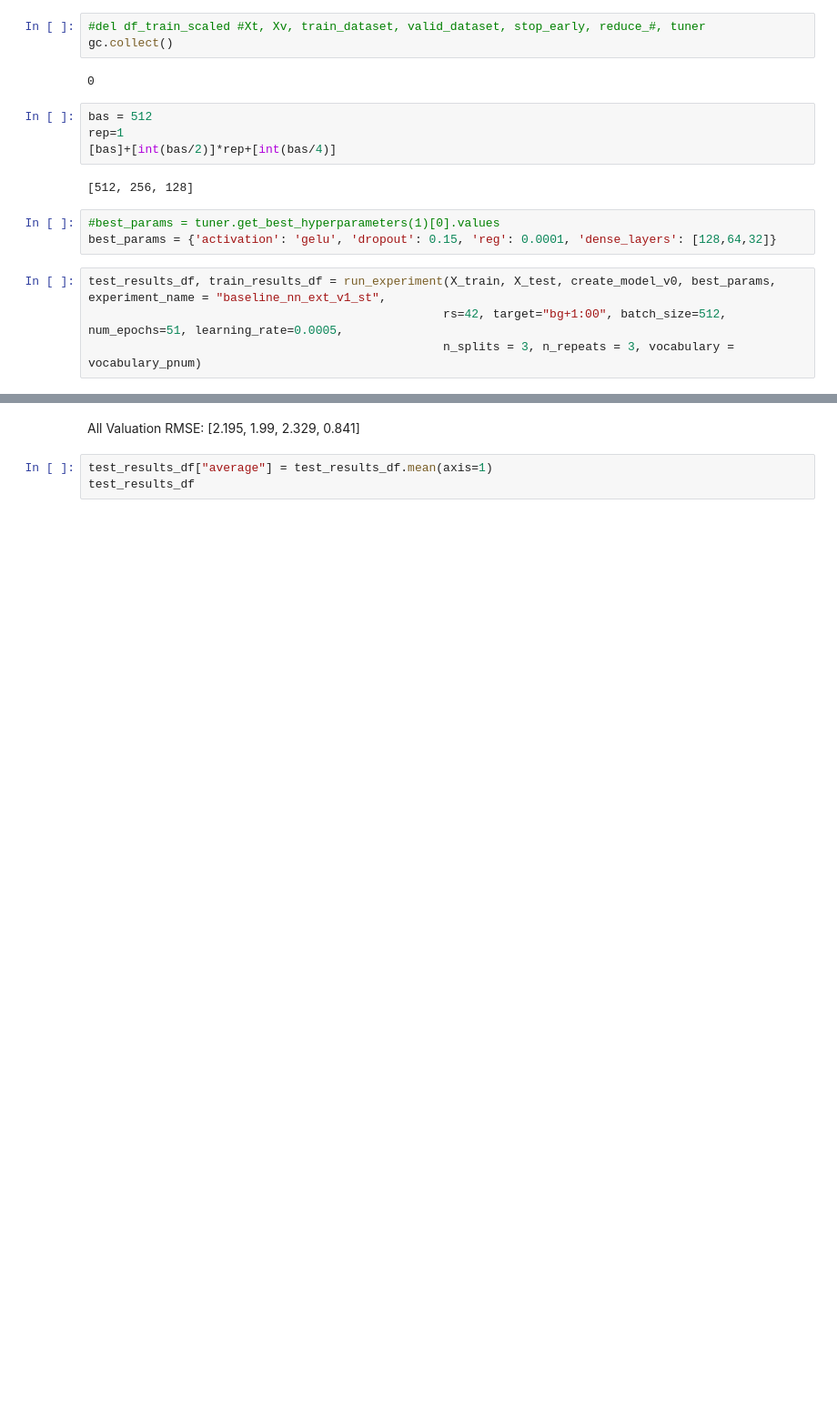
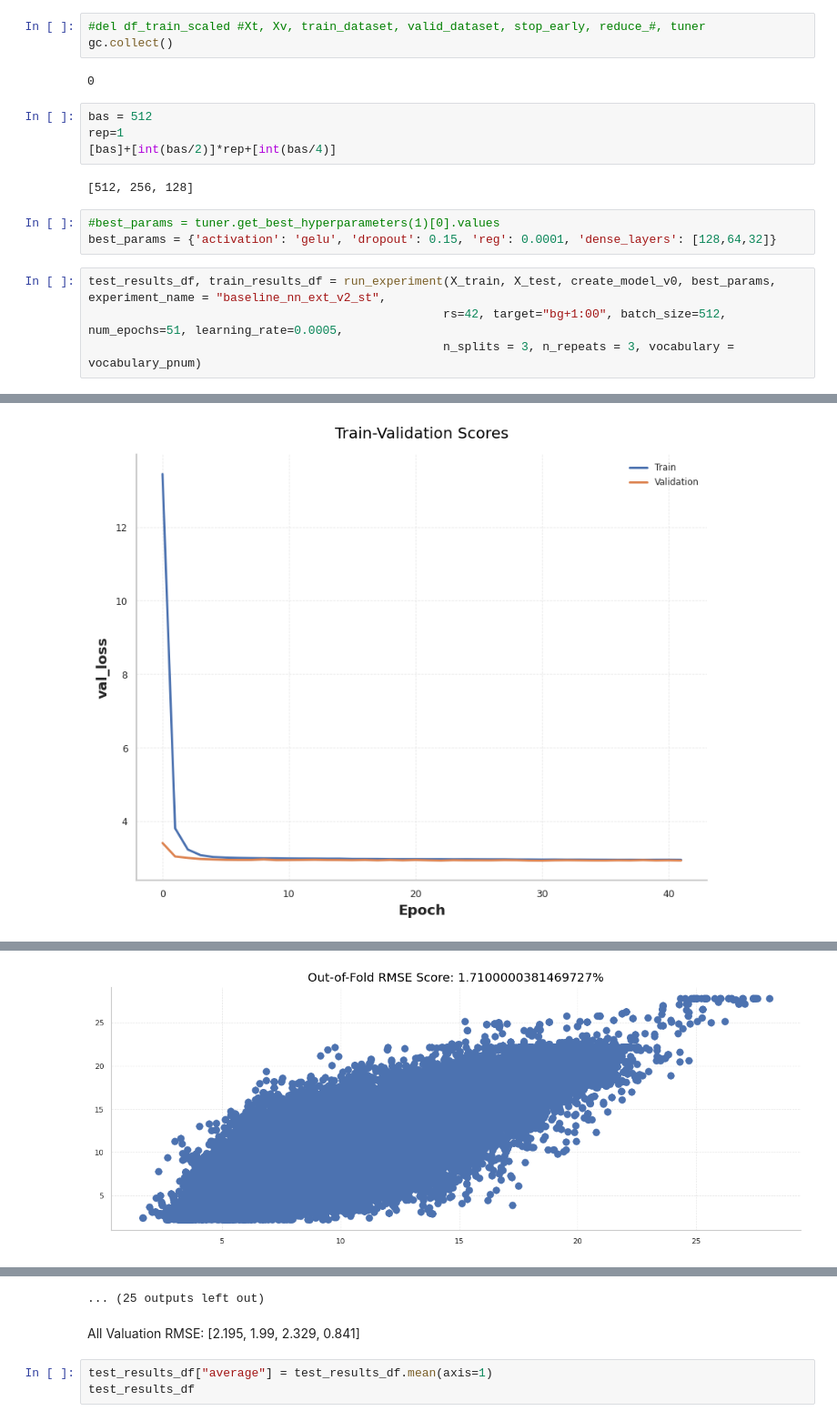
Before and after one commit to fabriziobasso/Colab_backup, a Jupyter notebook: File_00_NN_ext.ipynb, the cells around one changed output, grey strips where cells are left out. Shown at 91% size. Cells and saved outputs as stored; diff of their text form; blank space fills up the shorter version.

```diff
--- a/File_00_NN_ext.ipynb
+++ b/File_00_NN_ext.ipynb
@@ -1085,7 +1092,7 @@ rep=1
 #best_params = tuner.get_best_hyperparameters(1)[0].values
 best_params = {'activation': 'gelu', 'dropout': 0.15, 'reg': 0.0001, 'dense_layers': [128,64,32]}
 # %%
-test_results_df, train_results_df = run_experiment(X_train, X_test, create_model_v0, best_params, experiment_name = "baseline_nn_ext_v1_st",
+test_results_df, train_results_df = run_experiment(X_train, X_test, create_model_v0, best_params, experiment_name = "baseline_nn_ext_v2_st",
                                                   rs=42, target="bg+1:00", batch_size=512, num_epochs=51, learning_rate=0.0005,
                                                   n_splits = 3, n_repeats = 3, vocabulary = vocabulary_pnum)
 # %% [output]
@@ -1100,0 +1116 @@ Epoch 3/51
+[figure, added]
@@ -1100,0 +1120 @@ Epoch 3/51
+[figure, added]
@@ -1101,3 +1165,4 @@ Epoch 3/51
+... (25 outputs left out)
 # %% [markdown]
 All Valuation RMSE: [2.195, 1.99, 2.329, 0.841]
 # %%
```
Also changed, not shown: parts of 11 cells of this notebook.
